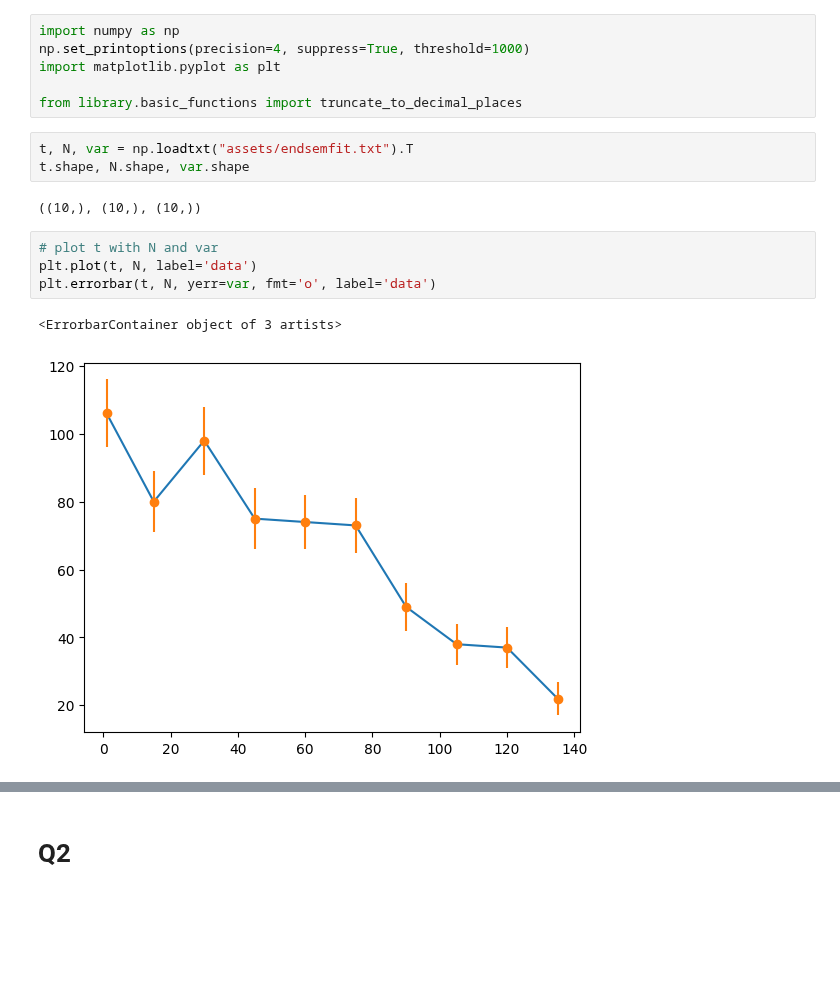
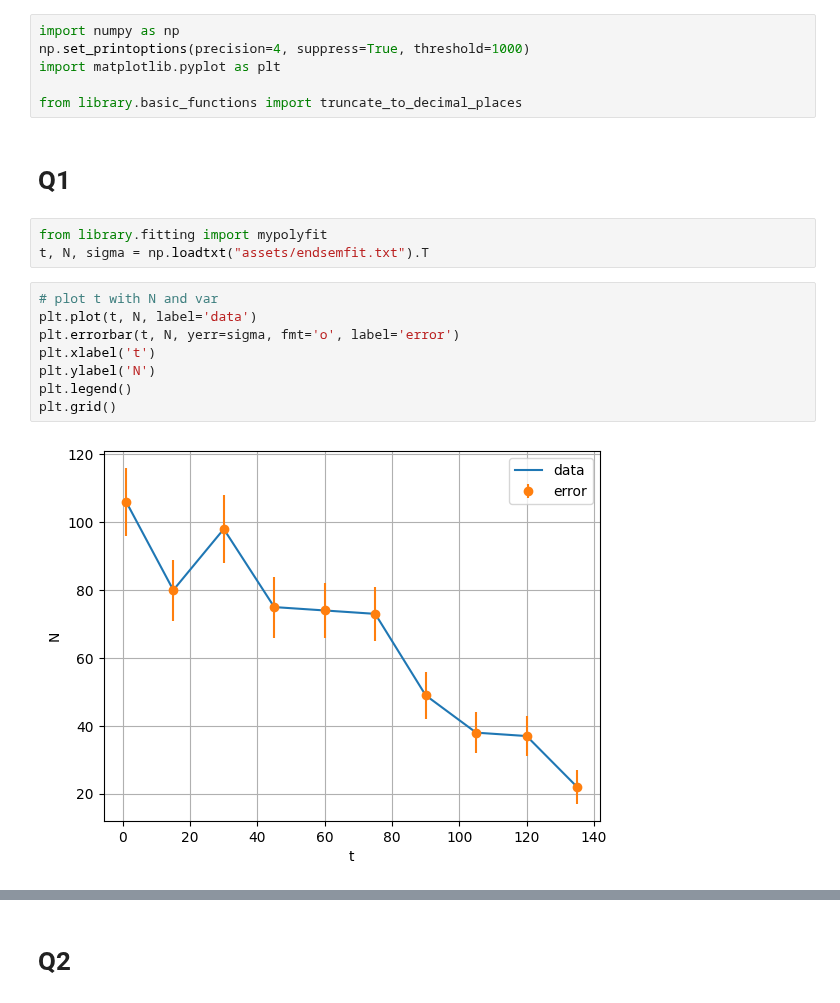
Before and after one commit to PeithonKing/adv_comp_phys, a Jupyter notebook: endsem.ipynb, the cells around one changed output, grey strips where cells are left out. Saved outputs shown, nothing was run; the diff lists cells and outputs as text; blank space fills up the shorter version.

```diff
--- a/endsem.ipynb
+++ b/endsem.ipynb
@@ -4,15 +4,18 @@ np.set_printoptions(precision=4, suppress=True, threshold=1000)
 import matplotlib.pyplot as plt
 
 from library.basic_functions import truncate_to_decimal_places
+# %% [markdown]
+# Q1
 # %%
-t, N, var = np.loadtxt("assets/endsemfit.txt").T
-t.shape, N.shape, var.shape
+from library.fitting import mypolyfit
+t, N, sigma = np.loadtxt("assets/endsemfit.txt").T
-# %% [output]
-((10,), (10,), (10,))
 # %%
 # plot t with N and var
 plt.plot(t, N, label='data')
-plt.errorbar(t, N, yerr=var, fmt='o', label='data')
+plt.errorbar(t, N, yerr=sigma, fmt='o', label='error')
+plt.xlabel('t')
+plt.ylabel('N')
+plt.legend()
+plt.grid()
 # %% [output]
-<ErrorbarContainer object of 3 artists>
-[figure, old version]
+[figure, new version]
```
Also changed, not shown: parts of 16 cells of this notebook, 3 other files.
